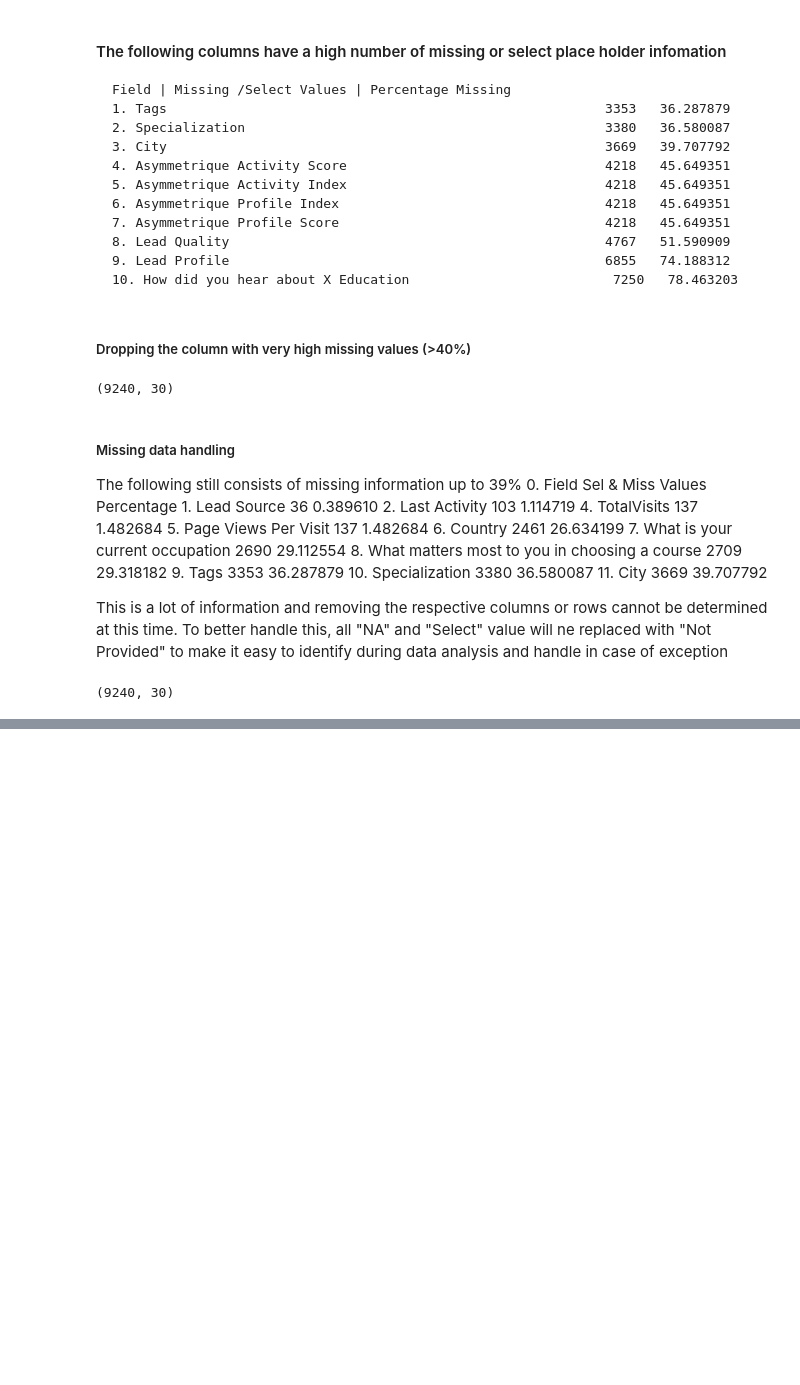
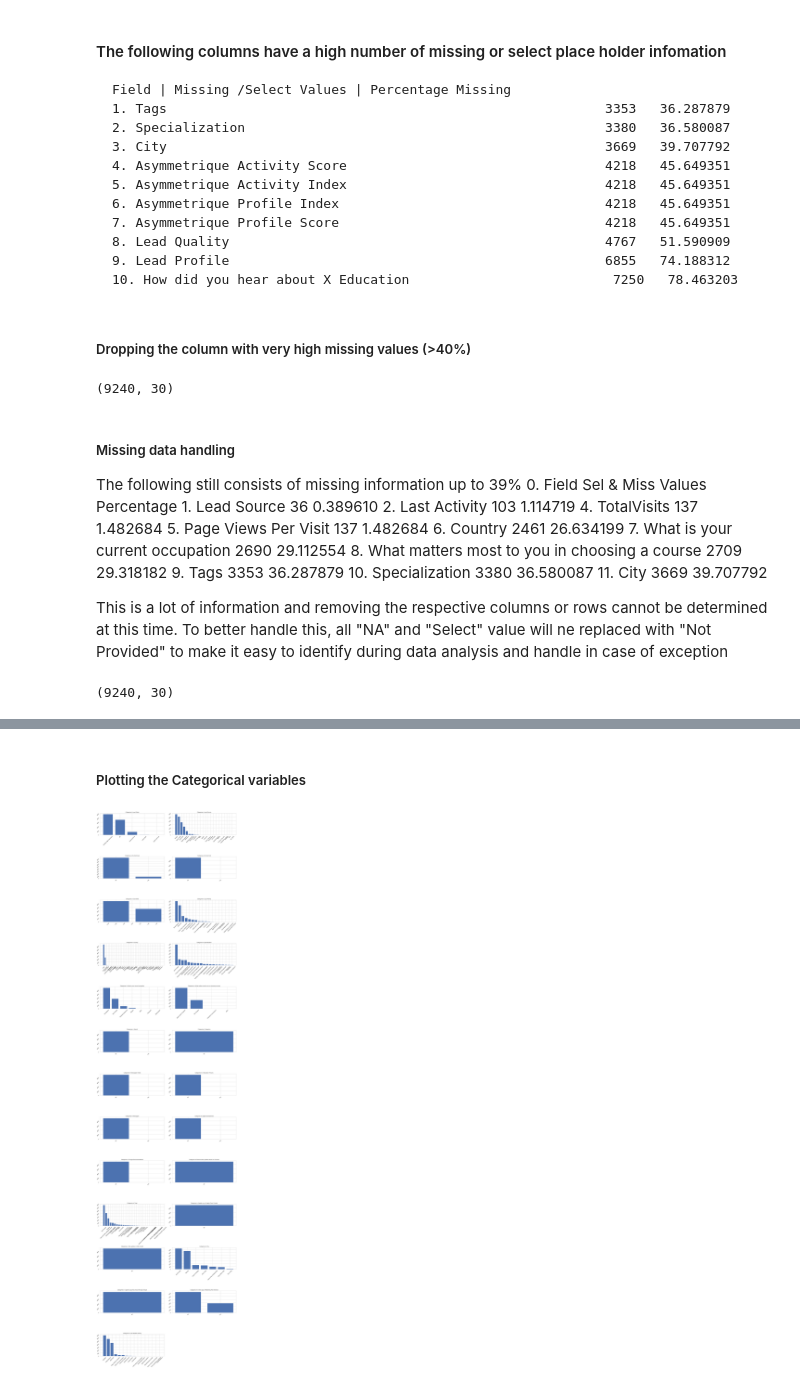
Before and after one commit to suchindran8/Lead-Scoring-Assignment, a Jupyter notebook: Lead Scoring Assignment Solution.ipynb, the cells around one changed output, grey strips where cells are left out. Saved outputs shown, nothing was run; the diff lists cells and outputs as text; code cells hidden in the pictures; blank space fills up the shorter version.

```diff
--- a/Lead Scoring Assignment Solution.ipynb
+++ b/Lead Scoring Assignment Solution.ipynb
@@ -261,0 +351,27 @@ memory usage: 2.1+ MB
+# %% [markdown]
+##### Plotting the Categorical variables
+# %%
+# Calculate the number of rows needed, assuming 2 columns per row
+n_cols = 2
+n_rows = (len(categorical_cols) + 1) // n_cols
+
+# Create a figure and a grid of subplots
+fig, axes = plt.subplots(nrows=n_rows, ncols=n_cols,figsize=(10 * n_cols, 6 * n_rows),  dpi=80)
+
+# Flatten the axes array for easier iteration if there's more than one row
+axes = axes.flatten()
+
+for i, col in enumerate(categorical_cols):
+    value_counts = data[col].value_counts()
+    axes[i].bar(value_counts.index, value_counts.values)
+    axes[i].set_title(f'Categories in {col}')
+    axes[i].tick_params(labelrotation=45)  # Rotate labels for better readability
+
+# Hide any unused axes if the number of plots isn't exactly filling the grid
+for j in range(i + 1, len(axes)):
+    axes[j].set_visible(False)
+
+plt.tight_layout()
+plt.show()
+# %% [output]
+[figure, added]
```
Also changed, not shown: parts of 23 cells of this notebook.
